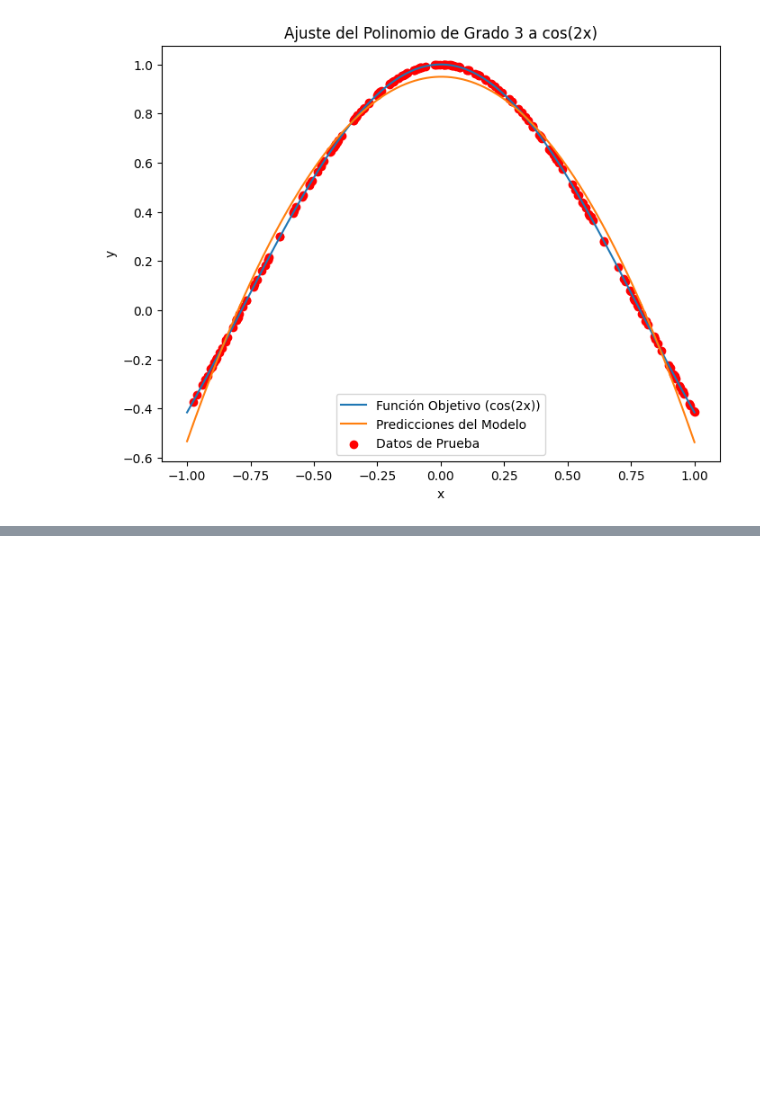
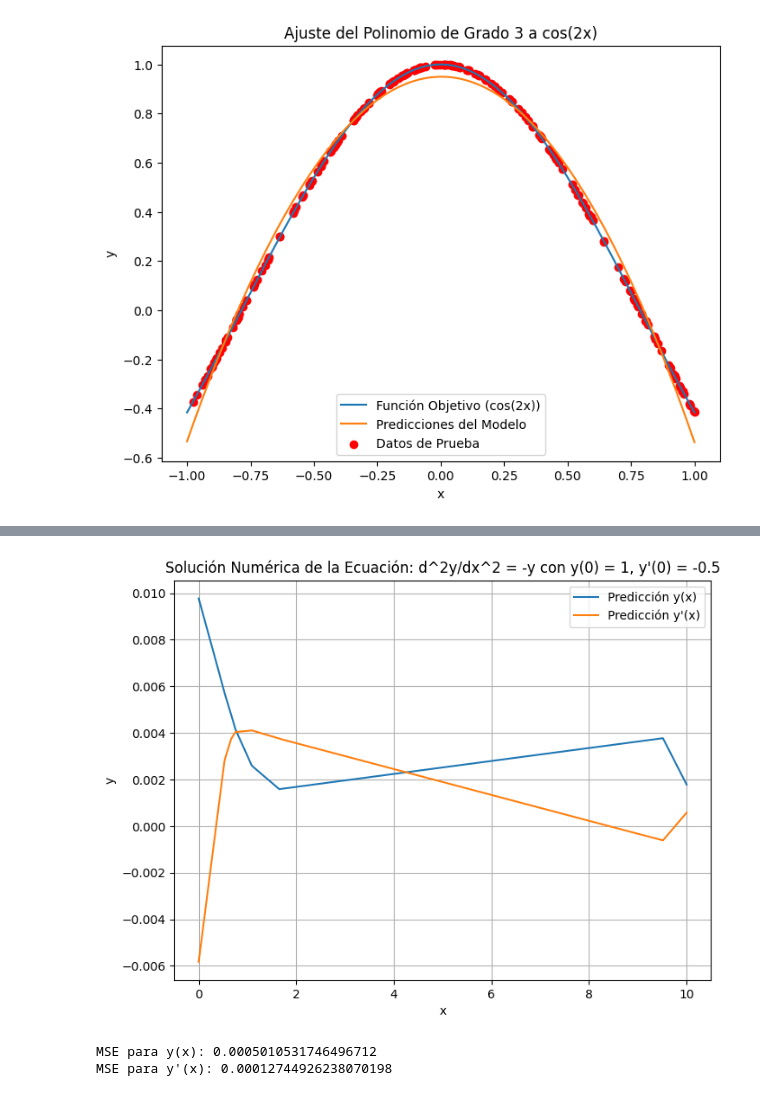
Before and after one commit to AldousSama/Tarea1, a Jupyter notebook: TAREA5.ipynb, the cells around one changed output, grey strips where cells are left out. Drawn from its saved outputs; the diff is of its cells as text; code cells hidden in the pictures; blank space fills up the shorter version.

```diff
--- a/TAREA5.ipynb
+++ b/TAREA5.ipynb
@@ -165,0 +226,43 @@ Porcentaje de precisión (R^2): 0.9919
+# %%
+#Para resolver esta ecuación diferencial utilizando una red neuronal, primero necesitas convertirla en un sistema de dos ecuaciones de primer orden.
+
+# Defino el conjunto de datos de entrenamiento
+x_train = np.linspace(0, 10, 2000)
+y_train = np.zeros_like(x_train)
+v_train = np.zeros_like(x_train)
+y_train[0] = 1  # Condición inicial y(0) = 1
+v_train[0] = -0.5  # Condición inicial y'(0) = -0.5
+
+# Normalizamos los datos
+x_train_normalized = (x_train - x_train.min()) / (x_train.max() - x_train.min())
+y_train_normalized = (y_train - y_train.min()) / (y_train.max() - y_train.min())
+v_train_normalized = (v_train - v_train.min()) / (v_train.max() - v_train.min())
+
+
+model = Sequential()
+model.add(Dense(64, input_shape=(1,), activation='relu'))
+model.add(Dense(64, activation='relu'))  # Agregamos otra capa oculta para mayor complejidad
+model.add(Dense(2))  # Dos salidas: una para y y otra para v
+
+# Compilar el modelo
+model.compile(loss='mean_squared_error', optimizer='adam')
+
+# Entrenar el modelo
+model.fit(x_train_normalized, np.column_stack((y_train_normalized, v_train_normalized)), epochs=200, batch_size=32, verbose=1)
+
+# Predecir los valores y desnormalizar las predicciones
+y_pred_normalized, v_pred_normalized = model.predict(x_train_normalized).T
+y_pred = y_pred_normalized * (y_train.max() - y_train.min()) + y_train.min()
+v_pred = v_pred_normalized * (v_train.max() - v_train.min()) + v_train.min()
+
+# Graficar la solución numérica y analítica
+plt.figure(figsize=(8, 6))
+plt.plot(x_train, y_pred, label='Predicción y(x)')
+plt.plot(x_train, v_pred, label="Predicción y'(x)")
+plt.title("Solución Numérica de la Ecuación: d^2y/dx^2 = -y con y(0) = 1, y'(0) = -0.5")
+plt.xlabel('x')
+plt.ylabel('y')
+plt.legend()
+plt.grid(True)
+plt.show()
+# %% [output]
@@ -165,0 +286,10 @@ Porcentaje de precisión (R^2): 0.9919
+[figure, added]
+# %%
+from sklearn.metrics import mean_squared_error
+mse_y = mean_squared_error(y_train, y_pred)
+mse_v = mean_squared_error(v_train, v_pred)
+print(f'MSE para y(x): {mse_y}')
+print(f'MSE para y\'(x): {mse_v}')
+# %% [output]
+MSE para y(x): 0.0005010531746496712
+MSE para y'(x): 0.00012744926238070198
```
Also changed, not shown: parts of 3 cells of this notebook.
